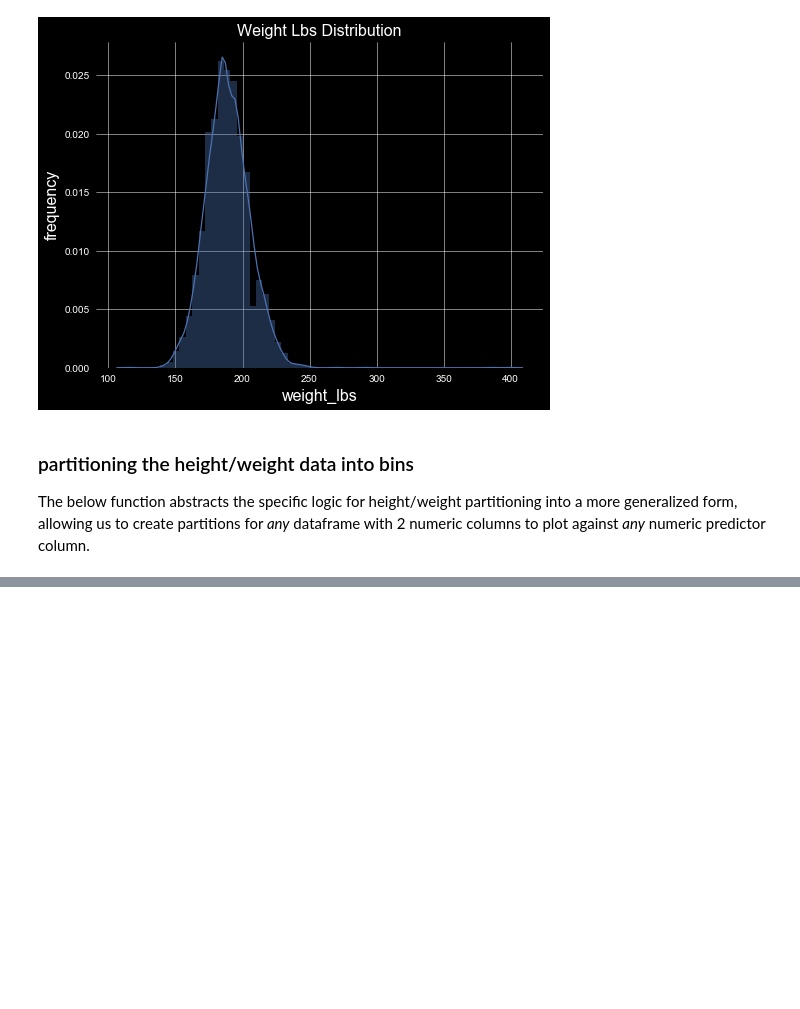
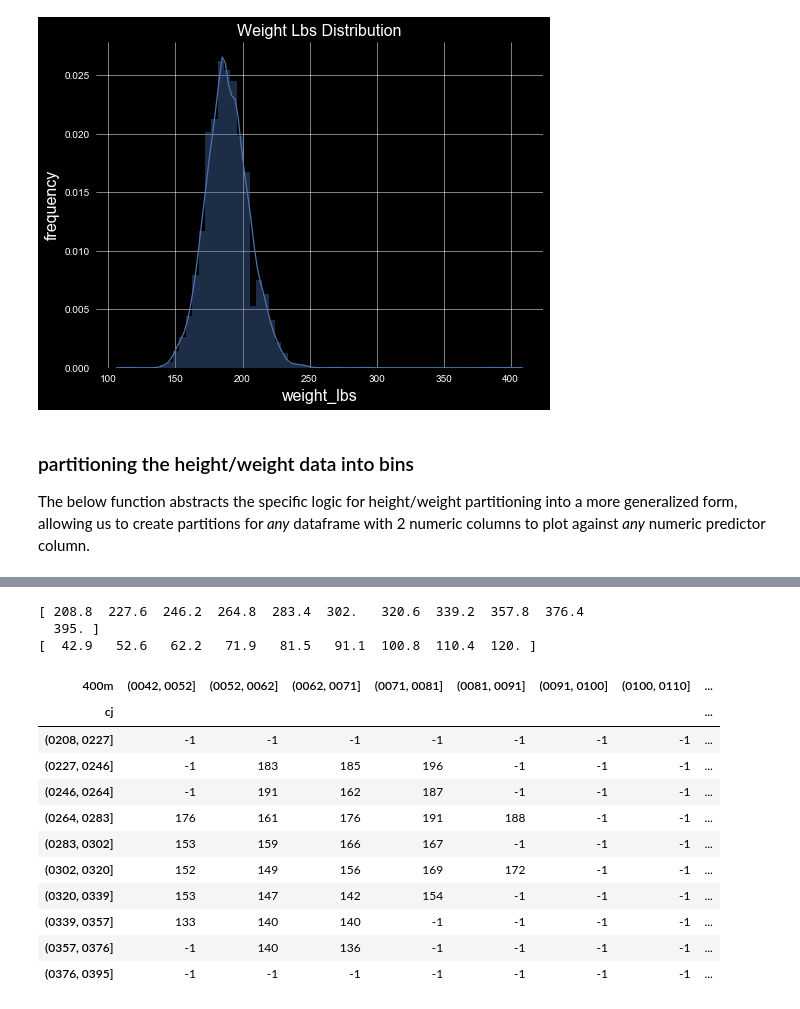
Before and after one commit to zfreedman/crossfit_open_2018, a Jupyter notebook: data_visualization.ipynb, the cells around one changed output, grey strips where cells are left out. Cells and saved outputs as stored; diff of their text form; code cells hidden in the pictures; blank space fills up the shorter version.

```diff
--- a/data_visualization.ipynb
+++ b/data_visualization.ipynb
@@ -520,0 +546,21 @@ plt.show()
+# %%
+cj_400_fran_heatmap_df, cj_400_fran_mask = get_data_for_heatmap(
+    "cj", 10, "400m", 8, "fran", cj_400_fran, min_entries=5, return_mask=True
+)
+cj_400_fran_heatmap_df
+# %% [output]
+[ 208.8  227.6  246.2  264.8  283.4  302.   320.6  339.2  357.8  376.4
+  395. ]
+[  42.9   52.6   62.2   71.9   81.5   91.1  100.8  110.4  120. ]
+| 400m | (0042, 0052] | (0052, 0062] | (0062, 0071] | (0071, 0081] | (0081, 0091] | (0091, 0100] | (0100, 0110] | ... |
+| cj |  |  |  |  |  |  |  | ... |
+| (0208, 0227] | -1 | -1 | -1 | -1 | -1 | -1 | -1 | ... |
+| (0227, 0246] | -1 | 183 | 185 | 196 | -1 | -1 | -1 | ... |
+| (0246, 0264] | -1 | 191 | 162 | 187 | -1 | -1 | -1 | ... |
+| (0264, 0283] | 176 | 161 | 176 | 191 | 188 | -1 | -1 | ... |
+| (0283, 0302] | 153 | 159 | 166 | 167 | -1 | -1 | -1 | ... |
+| (0302, 0320] | 152 | 149 | 156 | 169 | 172 | -1 | -1 | ... |
+| (0320, 0339] | 153 | 147 | 142 | 154 | -1 | -1 | -1 | ... |
+| (0339, 0357] | 133 | 140 | 140 | -1 | -1 | -1 | -1 | ... |
+| (0357, 0376] | -1 | 140 | 136 | -1 | -1 | -1 | -1 | ... |
+| (0376, 0395] | -1 | -1 | -1 | -1 | -1 | -1 | -1 | ... |
```
Also changed, not shown: parts of 7 cells of this notebook, 1 other file.
